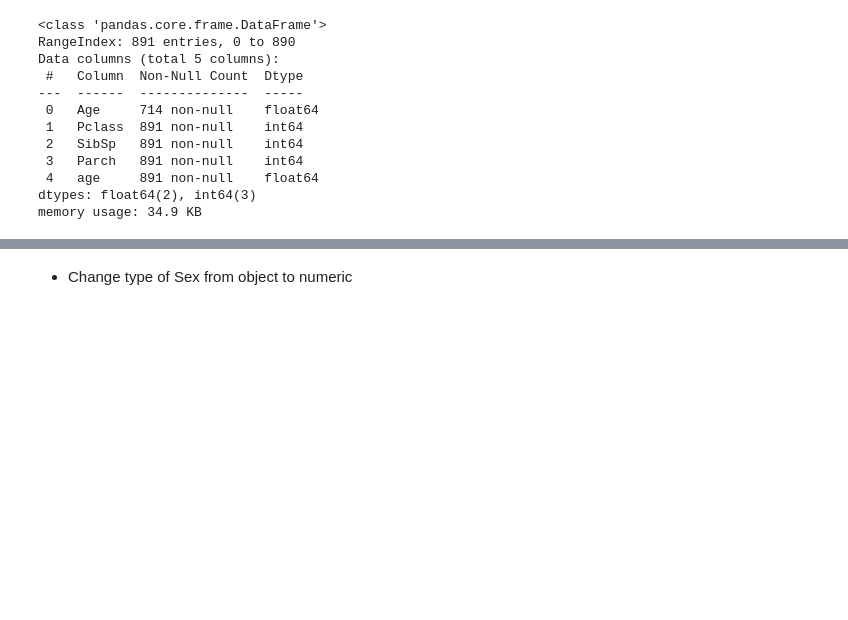
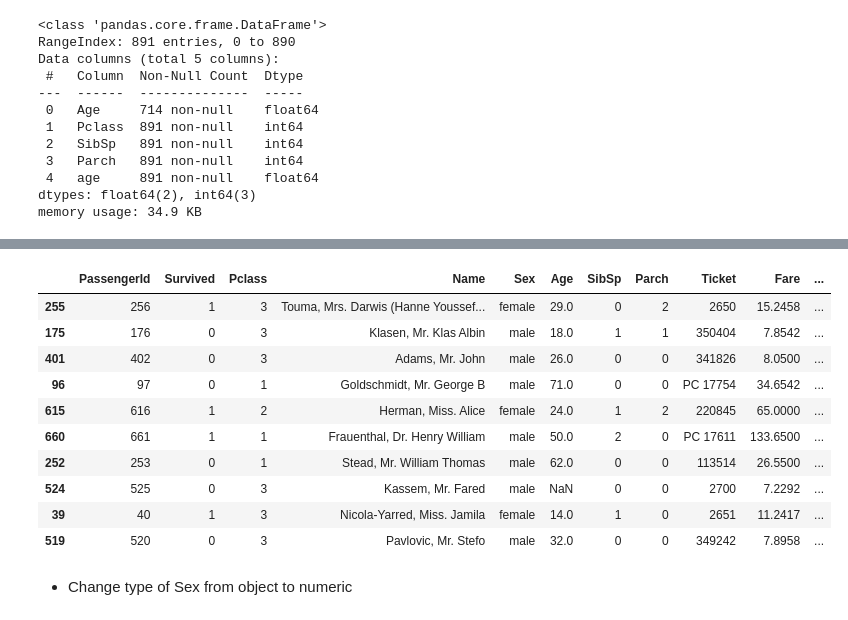
Before and after one commit to tmaryem/Titanic_Project, a Jupyter notebook: titanic_predict.ipynb, the cells around one changed output, grey strips where cells are left out. Drawn from its saved outputs; the diff is of its cells as text; code cells hidden in the pictures; blank space fills up the shorter version.

```diff
--- a/titanic_predict.ipynb
+++ b/titanic_predict.ipynb
@@ -926,0 +849,3 @@ dtype: int64
+# %%
+train_copy['age'] = train_copy["Age"].interpolate(method='linear', limit_direction='forward', axis=0)
+train_copy.info()
@@ -926,0 +873,3 @@ dtype: int64
+# %%
+train_copy['embarked'] = train_copy["Embarked"].interpolate(method='linear', limit_direction='forward', axis=0)
+train_copy.info()
@@ -927,3 +894,17 @@ dtype: int64
+# %%
+train_copy.sample(10)
+# %% [output]
+|  | PassengerId | Survived | Pclass | Name | Sex | Age | SibSp | Parch | Ticket | Fare | ... |
+| 255 | 256 | 1 | 3 | Touma, Mrs. Darwis (Hanne Youssef... | female | 29.0 | 0 | 2 | 2650 | 15.2458 | ... |
+| 175 | 176 | 0 | 3 | Klasen, Mr. Klas Albin | male | 18.0 | 1 | 1 | 350404 | 7.8542 | ... |
+| 401 | 402 | 0 | 3 | Adams, Mr. John | male | 26.0 | 0 | 0 | 341826 | 8.0500 | ... |
+| 96 | 97 | 0 | 1 | Goldschmidt, Mr. George B | male | 71.0 | 0 | 0 | PC 17754 | 34.6542 | ... |
+| 615 | 616 | 1 | 2 | Herman, Miss. Alice | female | 24.0 | 1 | 2 | 220845 | 65.0000 | ... |
+| 660 | 661 | 1 | 1 | Frauenthal, Dr. Henry William | male | 50.0 | 2 | 0 | PC 17611 | 133.6500 | ... |
+| 252 | 253 | 0 | 1 | Stead, Mr. William Thomas | male | 62.0 | 0 | 0 | 113514 | 26.5500 | ... |
+| 524 | 525 | 0 | 3 | Kassem, Mr. Fared | male | NaN | 0 | 0 | 2700 | 7.2292 | ... |
+| 39 | 40 | 1 | 3 | Nicola-Yarred, Miss. Jamila | female | 14.0 | 1 | 0 | 2651 | 11.2417 | ... |
+| 519 | 520 | 0 | 3 | Pavlovic, Mr. Stefo | male | 32.0 | 0 | 0 | 349242 | 7.8958 | ... |
 # %% [markdown]
  * Change type of Sex from object to numeric
 # %%
```
Also changed, not shown: parts of 13 cells of this notebook.
